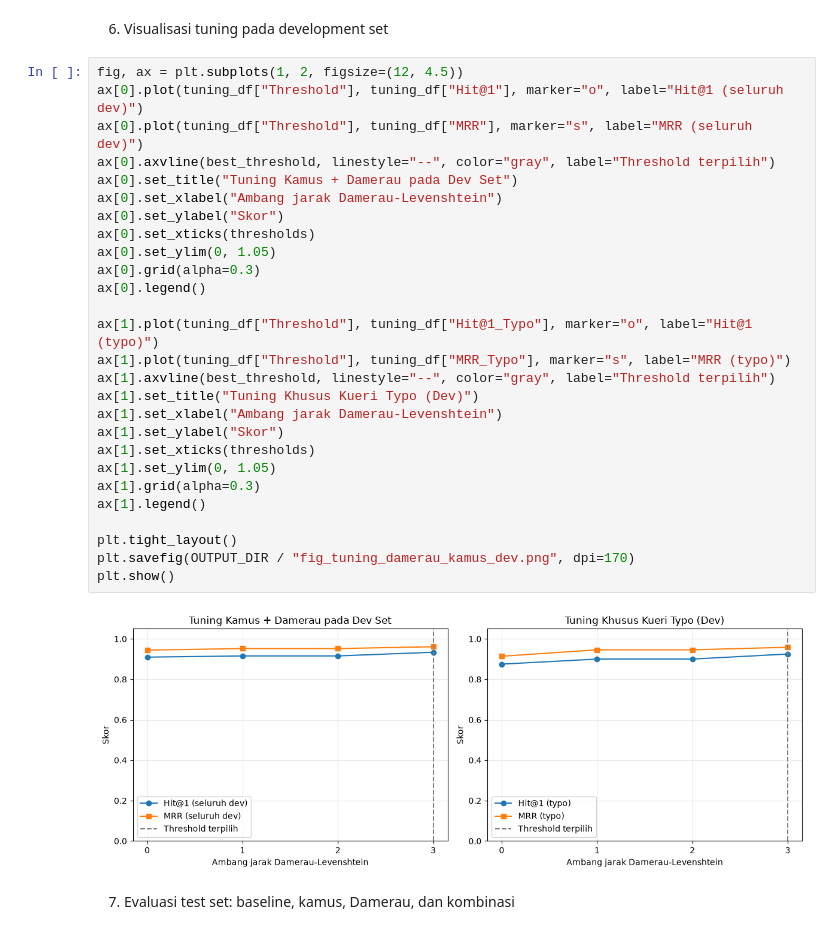
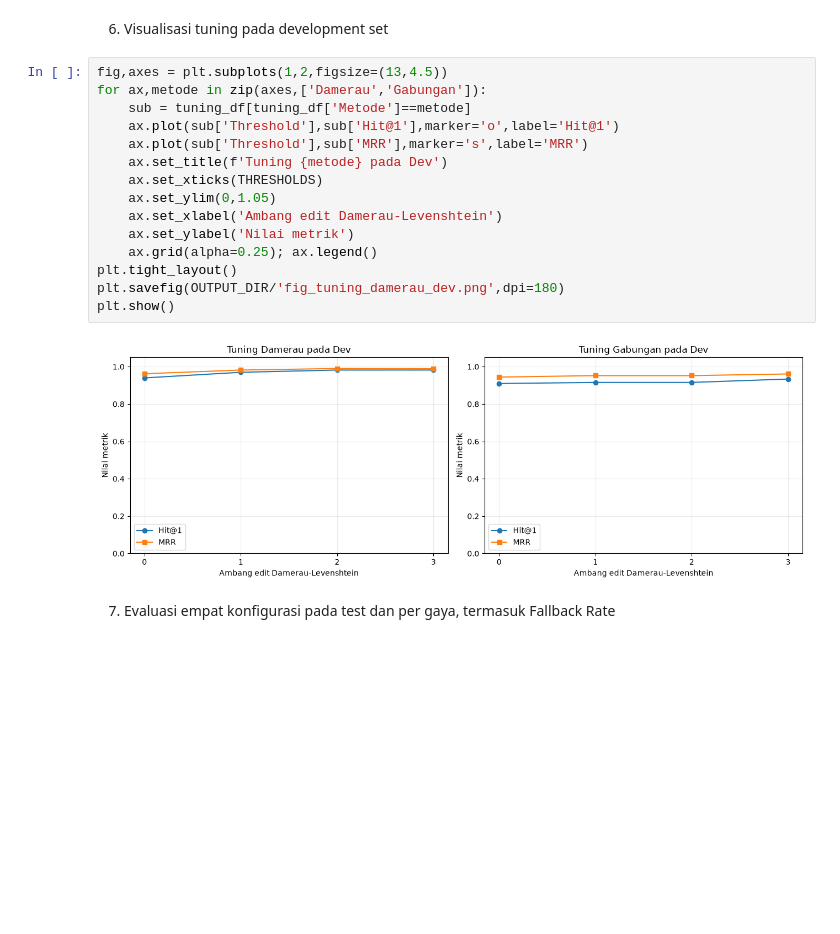
Before and after one commit to Vinmlna05/FAQ-SIPI, a Jupyter notebook: Eksperiment3/eksperiment3.ipynb, the cells around one changed output. Cells and saved outputs as stored; diff of their text form; blank space fills up the shorter version.

Commit message:
menambah fallback

```diff
--- a/Eksperiment3/eksperiment3.ipynb
+++ b/Eksperiment3/eksperiment3.ipynb
@@ -407,34 +352,22 @@ Threshold gabungan terpilih dari dev set: d <= 3
 # %% [markdown]
 6. Visualisasi tuning pada development set
 # %%
-fig, ax = plt.subplots(1, 2, figsize=(12, 4.5))
-ax[0].plot(tuning_df["Threshold"], tuning_df["Hit@1"], marker="o", label="Hit@1 (seluruh dev)")
-ax[0].plot(tuning_df["Threshold"], tuning_df["MRR"], marker="s", label="MRR (seluruh dev)")
-ax[0].axvline(best_threshold, linestyle="--", color="gray", label="Threshold terpilih")
-ax[0].set_title("Tuning Kamus + Damerau pada Dev Set")
-ax[0].set_xlabel("Ambang jarak Damerau-Levenshtein")
-ax[0].set_ylabel("Skor")
-ax[0].set_xticks(thresholds)
-ax[0].set_ylim(0, 1.05)
-ax[0].grid(alpha=0.3)
-ax[0].legend()
-
-ax[1].plot(tuning_df["Threshold"], tuning_df["Hit@1_Typo"], marker="o", label="Hit@1 (typo)")
-ax[1].plot(tuning_df["Threshold"], tuning_df["MRR_Typo"], marker="s", label="MRR (typo)")
-ax[1].axvline(best_threshold, linestyle="--", color="gray", label="Threshold terpilih")
-ax[1].set_title("Tuning Khusus Kueri Typo (Dev)")
-ax[1].set_xlabel("Ambang jarak Damerau-Levenshtein")
-ax[1].set_ylabel("Skor")
-ax[1].set_xticks(thresholds)
-ax[1].set_ylim(0, 1.05)
-ax[1].grid(alpha=0.3)
-ax[1].legend()
-
+fig,axes = plt.subplots(1,2,figsize=(13,4.5))
+for ax,metode in zip(axes,['Damerau','Gabungan']):
+    sub = tuning_df[tuning_df['Metode']==metode]
+    ax.plot(sub['Threshold'],sub['Hit@1'],marker='o',label='Hit@1')
+    ax.plot(sub['Threshold'],sub['MRR'],marker='s',label='MRR')
+    ax.set_title(f'Tuning {metode} pada Dev')
+    ax.set_xticks(THRESHOLDS)
+    ax.set_ylim(0,1.05)
+    ax.set_xlabel('Ambang edit Damerau-Levenshtein')
+    ax.set_ylabel('Nilai metrik')
+    ax.grid(alpha=0.25); ax.legend()
 plt.tight_layout()
-plt.savefig(OUTPUT_DIR / "fig_tuning_damerau_kamus_dev.png", dpi=170)
+plt.savefig(OUTPUT_DIR/'fig_tuning_damerau_dev.png',dpi=180)
 plt.show()
 # %% [output]
-[figure, old version]
+[figure, new version]
 # %% [markdown]
-7. Evaluasi test set: baseline, kamus, Damerau, dan kombinasi
+7. Evaluasi empat konfigurasi pada test dan per gaya, termasuk Fallback Rate
 # %%
```
Also changed, not shown: parts of 14 cells of this notebook, 17 other files.
